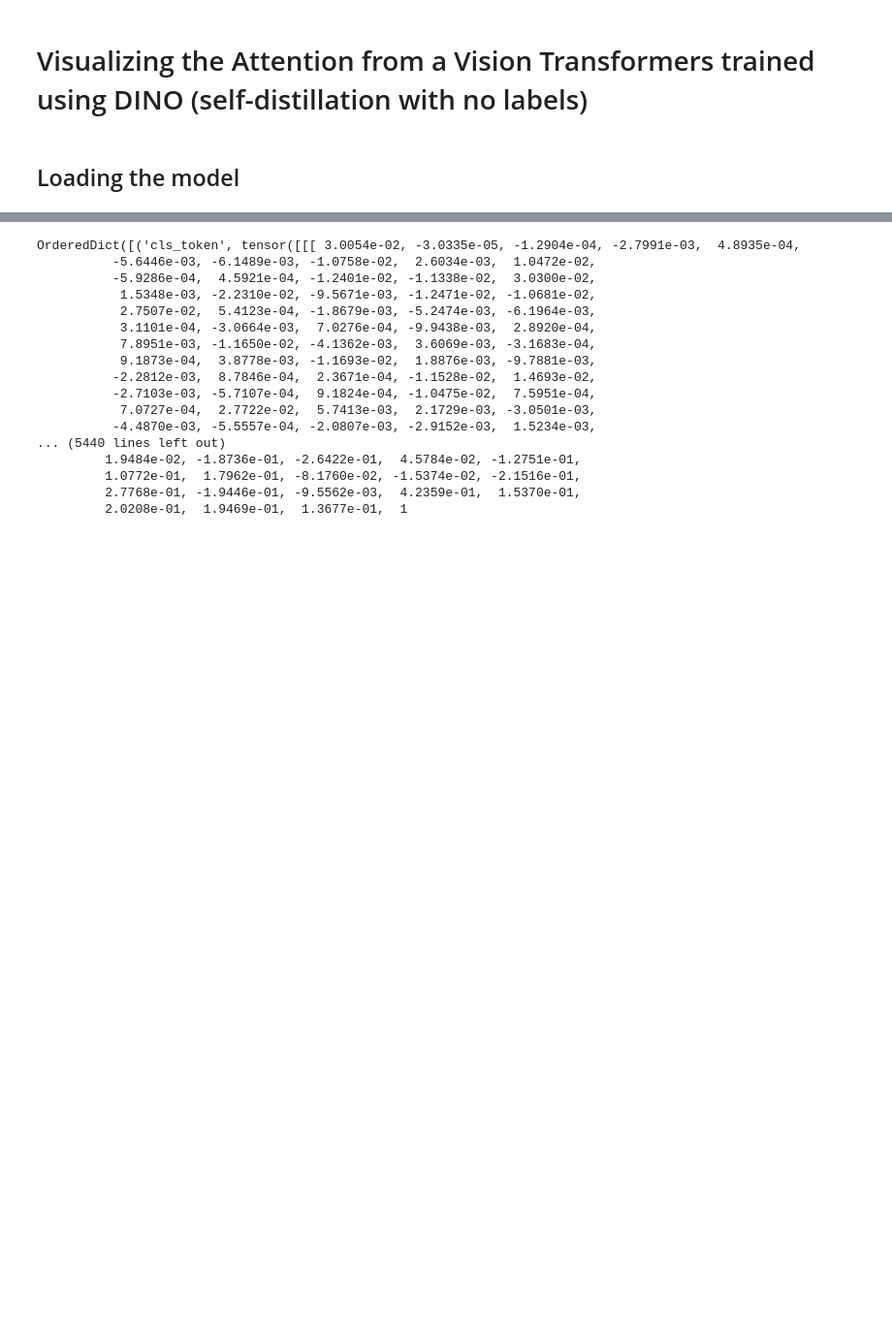
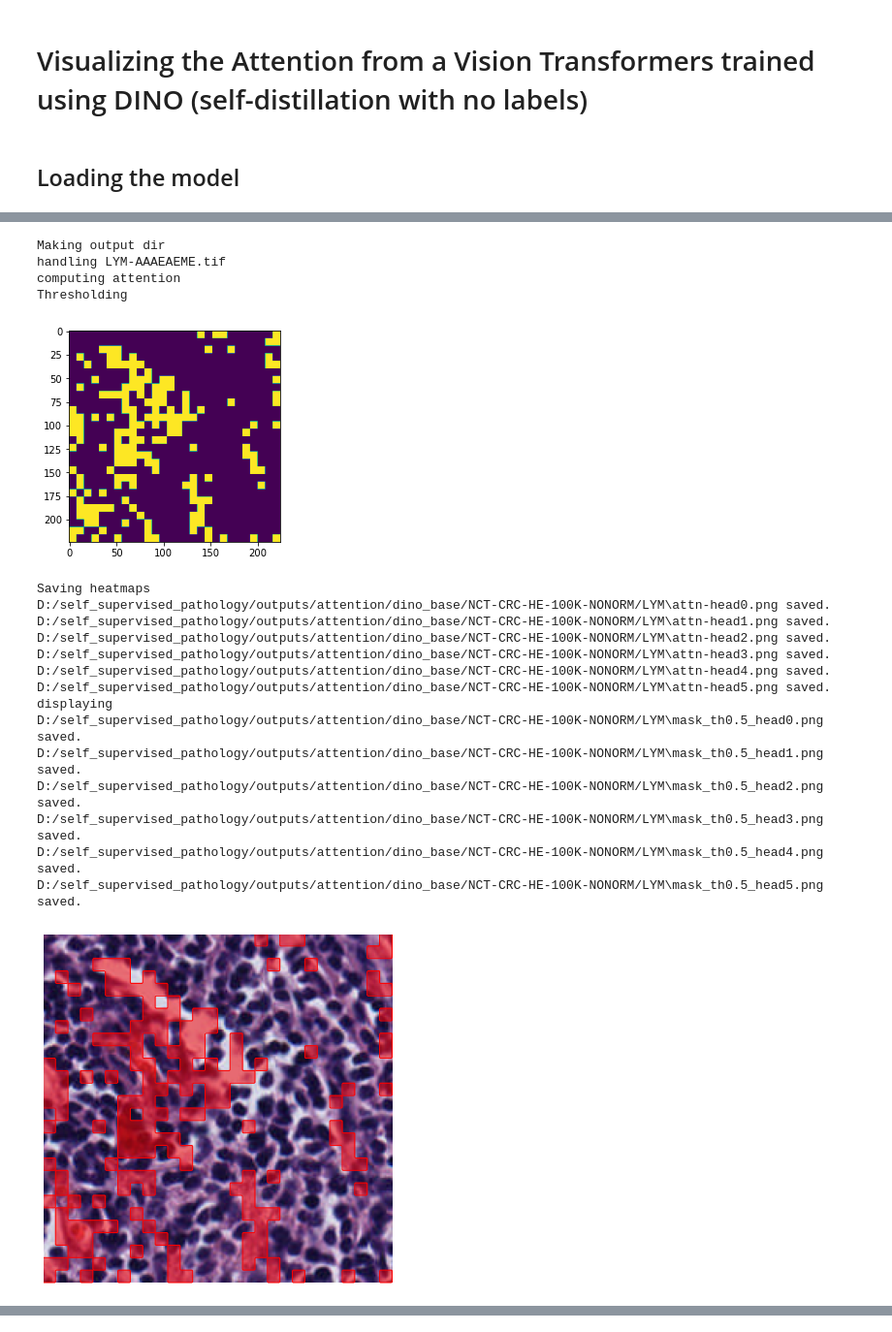
Before and after one commit to aalshabaan/self-supervised-pathology, a Jupyter notebook: attention viz.ipynb, the cells around one changed output, grey strips where cells are left out. Shown at 97% size. Drawn from its saved outputs; the diff is of its cells as text; code cells hidden in the pictures; blank space fills up the shorter version.

Commit message:
Working segmentation code, output is still ugly

```diff
--- a/attention viz.ipynb
+++ b/attention viz.ipynb
@@ -18,10 +19,10 @@ from facebookresearch_dino_main.visualize_attention import  display_instances
 ## Loading the model
 # %%
 ckpt_dir = './ckpts'
-vits_dino_path = os.path.join(ckpt_dir, 'dino_deitsmall16_pretrain.pth')
+vits_dino_path = os.path.join(ckpt_dir, 'dino_deitsmall8_pretrain_full_checkpoint.pth')
 state_dict = torch.load(vits_dino_path)
 
-model = torch.hub.load('facebookresearch/dino:main', 'dino_vits16')
+model = torch.hub.load('facebookresearch/dino:main', 'dino_vits8')
 device = torch.device('cuda') if torch.cuda.is_available() else torch.device('cpu')
 print(f'Using {device}')
 
@@ -57,8 +60,8 @@ os.makedirs(OUT_PATH, exist_ok=True)
 
 # im_names = os.scandir(DATA_PATH)
 image_size = 224
-patch_size = 16
-threshold = 0.8
+patch_size = 8
+threshold = 0.5
 
 
 # for im in im_names:
@@ -67,15 +70,14 @@ image_path = os.path.join(DATA_PATH, im)
 print(f'handling {im}')
 if os.path.isfile(image_path):
 
-    with open(image_path, 'rb') as f:
-        img = Image.open(f)
-        img = img.convert('RGB')
+    img = imread(image_path)
 else:
     print(f"Provided image path {image_path} is non valid.")
+    raise RuntimeError
 
 transform = pth_transforms.Compose([
+    pth_transforms.ToTensor(),
     pth_transforms.Resize(image_size),
-    pth_transforms.ToTensor(),
     pth_transforms.Normalize((0.485, 0.456, 0.406), (0.229, 0.224, 0.225)),
 ])
 img = transform(img)
@@ -96,33 +98,56 @@ nh = attentions.shape[1] # number of head
 attentions = attentions[0, :, 0, 1:].reshape(nh, -1)
 
 if threshold is not None:
     print('Thresholding')
     # we keep only a certain percentage of the mass
     val, idx = torch.sort(attentions)
     val /= torch.sum(val, dim=1, keepdim=True)
     cumval = torch.cumsum(val, dim=1)
     th_attn = cumval > (1 - threshold)
     idx2 = torch.argsort(idx)
     for head in range(nh):
         th_attn[head] = th_attn[head][idx2[head]]
     th_attn = th_attn.reshape(nh, w_featmap, h_featmap).float()
     # interpolate
-    th_attn = nn.functional.interpolate(th_attn.unsqueeze(0), scale_factor=patch_size, mode="nearest")[0].cpu().numpy()
+    th_attn = nn.functional.interpolate(th_attn.unsqueeze(0), scale_factor=patch_size, mode="nearest")[0].detach().cpu().numpy()
+    plt.imshow(th_attn[0])
+    plt.show()
 
 attentions = attentions.reshape(nh, w_featmap, h_featmap)
-attentions = nn.functional.interpolate(attentions.unsqueeze(0), scale_factor=patch_size, mode="nearest")[0].cpu().numpy()
+attentions = nn.functional.interpolate(attentions.unsqueeze(0), scale_factor=patch_size, mode="nearest")[0].detach().cpu().numpy()
 
 # save attentions heatmaps
 print('Saving heatmaps')
 os.makedirs(OUT_PATH, exist_ok=True)
 torchvision.utils.save_image(torchvision.utils.make_grid(img, normalize=True, scale_each=True), os.path.join(OUT_PATH, im))
 for j in range(nh):
     fname = os.path.join(OUT_PATH, "attn-head" + str(j) + ".png")
     plt.imsave(fname=fname, arr=attentions[j], format='png')
     print(f"{fname} saved.")
 
 if threshold is not None:
     print('displaying')
-    image = skimage.io.imread(os.path.join(OUT_PATH, im))
+    image = imread(os.path.join(OUT_PATH, im))
     for j in range(nh):
         display_instances(image, th_attn[j], fname=os.path.join(OUT_PATH, "mask_th" + str(threshold) + "_head" + str(j) +".png"), blur=False)
+# %% [output]
+Making output dir
+handling LYM-AAAEAEME.tif
+computing attention
+Thresholding
+[figure, added]
+Saving heatmaps
+D:/self_supervised_pathology/outputs/attention/dino_base/NCT-CRC-HE-100K-NONORM/LYM\attn-head0.png saved.
+D:/self_supervised_pathology/outputs/attention/dino_base/NCT-CRC-HE-100K-NONORM/LYM\attn-head1.png saved.
+D:/self_supervised_pathology/outputs/attention/dino_base/NCT-CRC-HE-100K-NONORM/LYM\attn-head2.png saved.
+D:/self_supervised_pathology/outputs/attention/dino_base/NCT-CRC-HE-100K-NONORM/LYM\attn-head3.png saved.
+D:/self_supervised_pathology/outputs/attention/dino_base/NCT-CRC-HE-100K-NONORM/LYM\attn-head4.png saved.
+D:/self_supervised_pathology/outputs/attention/dino_base/NCT-CRC-HE-100K-NONORM/LYM\attn-head5.png saved.
+displaying
+D:/self_supervised_pathology/outputs/attention/dino_base/NCT-CRC-HE-100K-NONORM/LYM\mask_th0.5_head0.png saved.
+D:/self_supervised_pathology/outputs/attention/dino_base/NCT-CRC-HE-100K-NONORM/LYM\mask_th0.5_head1.png saved.
+D:/self_supervised_pathology/outputs/attention/dino_base/NCT-CRC-HE-100K-NONORM/LYM\mask_th0.5_head2.png saved.
+D:/self_supervised_pathology/outputs/attention/dino_base/NCT-CRC-HE-100K-NONORM/LYM\mask_th0.5_head3.png saved.
+D:/self_supervised_pathology/outputs/attention/dino_base/NCT-CRC-HE-100K-NONORM/LYM\mask_th0.5_head4.png saved.
+D:/self_supervised_pathology/outputs/attention/dino_base/NCT-CRC-HE-100K-NONORM/LYM\mask_th0.5_head5.png saved.
+[figure, added]
@@ -129,20 +158,0 @@ if threshold is not None:
-# %%
-print(model.state_dict())
-# %% [output]
-OrderedDict([('cls_token', tensor([[[ 3.0054e-02, -3.0335e-05, -1.2904e-04, -2.7991e-03,  4.8935e-04,
-          -5.6446e-03, -6.1489e-03, -1.0758e-02,  2.6034e-03,  1.0472e-02,
-          -5.9286e-04,  4.5921e-04, -1.2401e-02, -1.1338e-02,  3.0300e-02,
-           1.5348e-03, -2.2310e-02, -9.5671e-03, -1.2471e-02, -1.0681e-02,
-           2.7507e-02,  5.4123e-04, -1.8679e-03, -5.2474e-03, -6.1964e-03,
-           3.1101e-04, -3.0664e-03,  7.0276e-04, -9.9438e-03,  2.8920e-04,
-           7.8951e-03, -1.1650e-02, -4.1362e-03,  3.6069e-03, -3.1683e-04,
-           9.1873e-04,  3.8778e-03, -1.1693e-02,  1.8876e-03, -9.7881e-03,
-          -2.2812e-03,  8.7846e-04,  2.3671e-04, -1.1528e-02,  1.4693e-02,
-          -2.7103e-03, -5.7107e-04,  9.1824e-04, -1.0475e-02,  7.5951e-04,
-           7.0727e-04,  2.7722e-02,  5.7413e-03,  2.1729e-03, -3.0501e-03,
-          -4.4870e-03, -5.5557e-04, -2.0807e-03, -2.9152e-03,  1.5234e-03,
-... (5440 lines left out)
-         1.9484e-02, -1.8736e-01, -2.6422e-01,  4.5784e-02, -1.2751e-01,
-         1.0772e-01,  1.7962e-01, -8.1760e-02, -1.5374e-02, -2.1516e-01,
-         2.7768e-01, -1.9446e-01, -9.5562e-03,  4.2359e-01,  1.5370e-01,
-         2.0208e-01,  1.9469e-01,  1.3677e-01,  1
```
Also changed, not shown: parts of 4 cells of this notebook, 4 other files.
